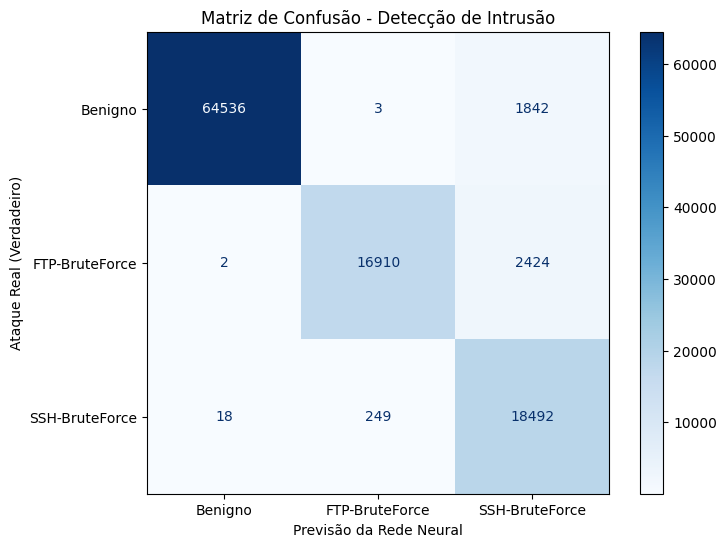
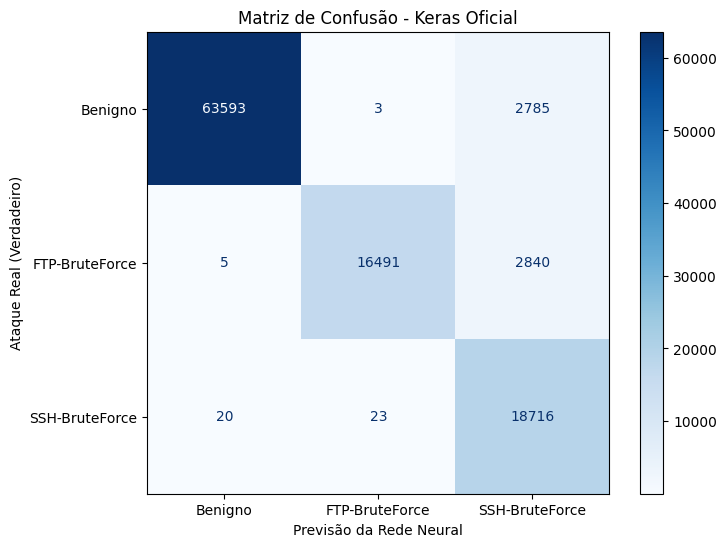
The change to this notebook cell's code, shown as a diff; its figure went from the first image to the second:
--- before
+++ after
@@ -1,12 +1,16 @@
-y_previsto = grid.predict(X_test)
+previsoes_probabilidades = modelo.predict(X_test)
+
+y_previsto = np.argmax(previsoes_probabilidades, axis=1)
 
 print("\n" + "="*50)
 print("RELATÓRIO DE CLASSIFICAÇÃO")
 print("="*50)
+
 nomes_das_classes = ["Benigno", "FTP-BruteForce", "SSH-BruteForce"]
-print(classification_report(y_test, y_previsto, target_names=nomes_das_classes))
+
+print(classification_report(y_test_encoded, y_previsto, target_names=nomes_das_classes))
 
 print("\nGerando Matriz de Confusão Visual...")
-matriz = confusion_matrix(y_test, y_previsto)
+matriz = confusion_matrix(y_test_encoded, y_previsto)
 
 fig, ax = plt.subplots(figsize=(8, 6))
@@ -14,5 +18,5 @@
 disp.plot(cmap='Blues', values_format='d', ax=ax)
 
-plt.title('Matriz de Confusão - Detecção de Intrusão')
+plt.title('Matriz de Confusão - Keras Oficial')
 plt.xlabel('Previsão da Rede Neural')
 plt.ylabel('Ataque Real (Verdadeiro)')

Commit: feat: graficos de perda e acuracia